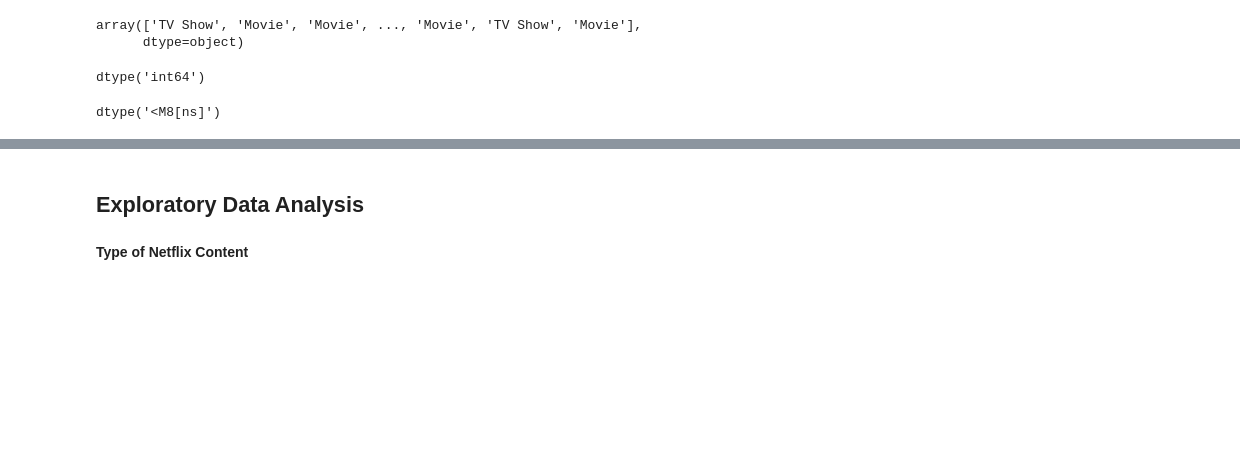
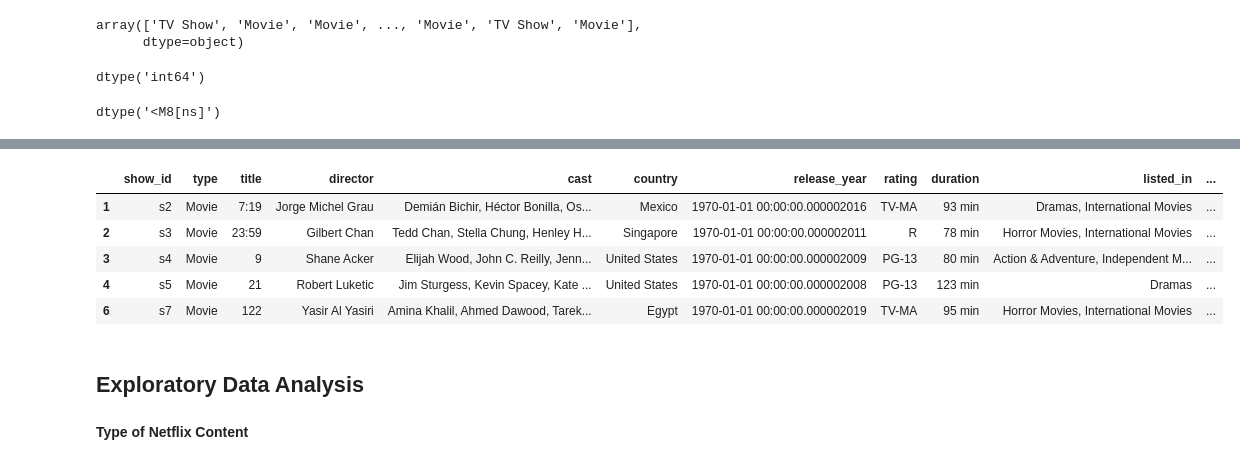
Before and after one commit to aditi10998/Netflix_movies_and_TV_shows, a Jupyter notebook: NETFLIX_MOVIES_AND_TV_SHOWS_CLUSTERING.ipynb, the cells around one changed output, grey strips where cells are left out. Drawn from its saved outputs; the diff is of its cells as text; code cells hidden in the pictures; blank space fills up the shorter version.

```diff
--- a/NETFLIX_MOVIES_AND_TV_SHOWS_CLUSTERING.ipynb
+++ b/NETFLIX_MOVIES_AND_TV_SHOWS_CLUSTERING.ipynb
@@ -298,3 +308,13 @@ dtype('<M8[ns]')
+# %%
+Netflix_movies_df = Netflix_df[Netflix_df['type']=='Movie'].copy()
+Netflix_movies_df.head()
+# %% [output]
+|  | show_id | type | title | director | cast | country | release_year | rating | duration | listed_in | ... |
+| 1 | s2 | Movie | 7:19 | Jorge Michel Grau | Demián Bichir, Héctor Bonilla, Os... | Mexico | 1970-01-01 00:00:00.000002016 | TV-MA | 93 min | Dramas, International Movies | ... |
+| 2 | s3 | Movie | 23:59 | Gilbert Chan | Tedd Chan, Stella Chung, Henley H... | Singapore | 1970-01-01 00:00:00.000002011 | R | 78 min | Horror Movies, International Movies | ... |
+| 3 | s4 | Movie | 9 | Shane Acker | Elijah Wood, John C. Reilly, Jenn... | United States | 1970-01-01 00:00:00.000002009 | PG-13 | 80 min | Action & Adventure, Independent M... | ... |
+| 4 | s5 | Movie | 21 | Robert Luketic | Jim Sturgess, Kevin Spacey, Kate ... | United States | 1970-01-01 00:00:00.000002008 | PG-13 | 123 min | Dramas | ... |
+| 6 | s7 | Movie | 122 | Yasir Al Yasiri | Amina Khalil, Ahmed Dawood, Tarek... | Egypt | 1970-01-01 00:00:00.000002019 | TV-MA | 95 min | Horror Movies, International Movies | ... |
 # %% [markdown]
 ## **Exploratory Data Analysis**
 # %% [markdown]
```
Also changed, not shown: parts of 3 cells of this notebook.
